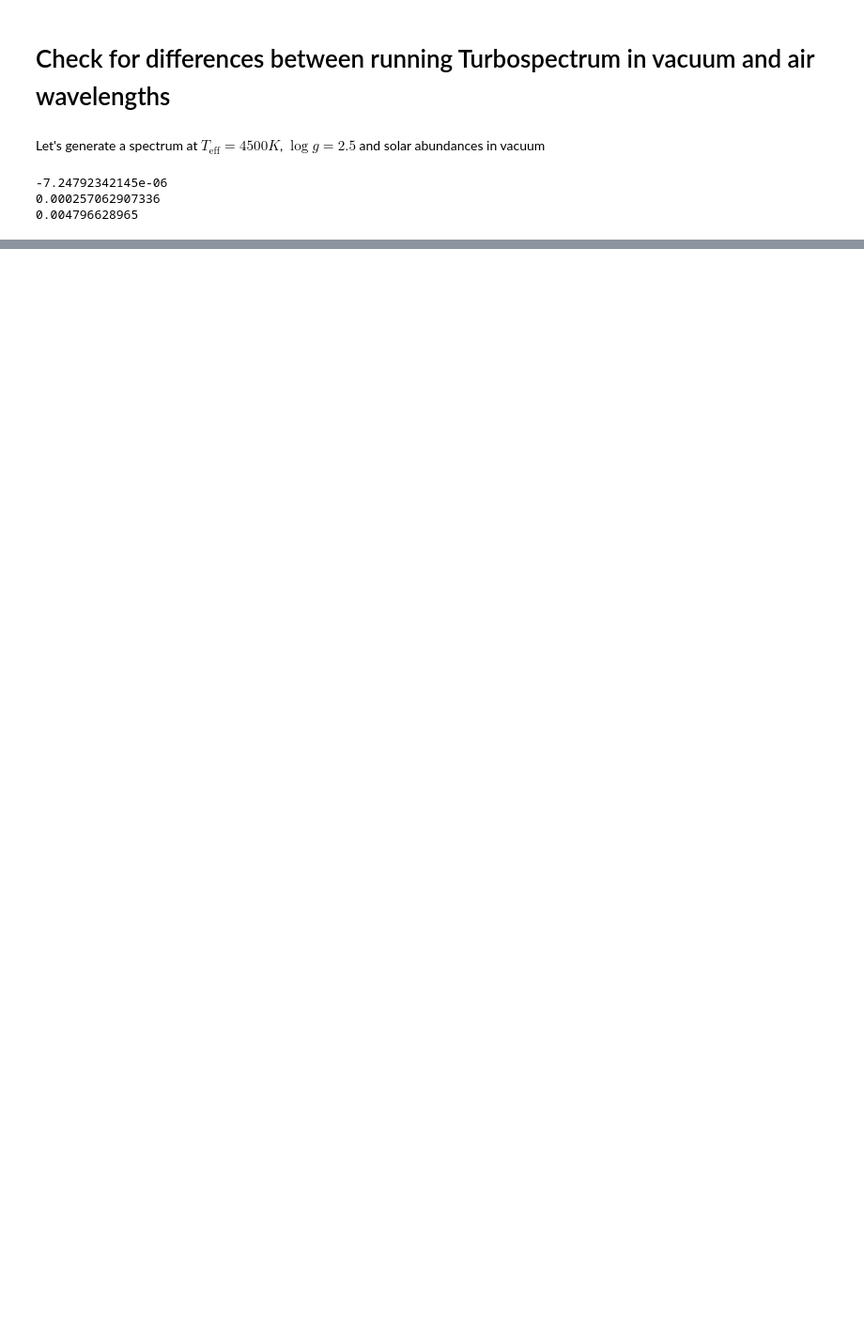
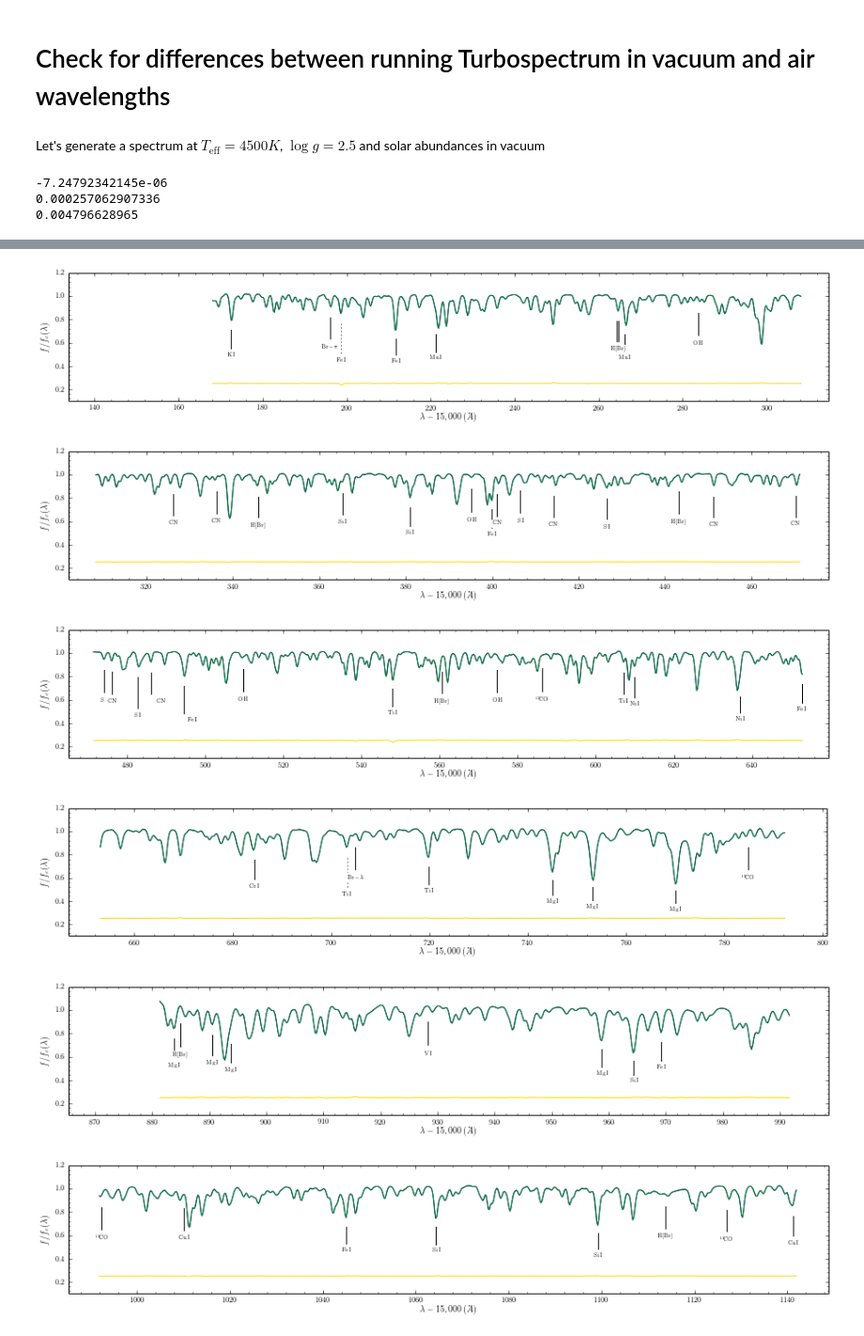
Before and after one commit to jobovy/misc-notebooks, a Jupyter notebook: apogee/apogee-turbo-airvaccheck.ipynb, the cells around one changed output, grey strips where cells are left out. Shown at 94% size. Cells and saved outputs as stored; diff of their text form; code cells hidden in the pictures; blank space fills up the shorter version.

Commit message:
update notebook for proper handling of pixels outside the ASPCAP grid, and use the new highres iterator to plot the spectra

```diff
--- a/apogee/apogee-turbo-airvaccheck.ipynb
+++ b/apogee/apogee-turbo-airvaccheck.ipynb
@@ -53,0 +32,11 @@ for ii in range(len(startindxs)):
+# %%
+for panel in apogee.spec.plot.highres(synspec_vac[0],synspec_air[0],(synspec_air[0]-synspec_vac[0])*10.+0.25,yrange=[0.1,1.2],
+                                      color=['b','g','gold'],labelLines=True,cleanZero=False,fig_width=14.):
+    show()
+# %% [output]
+[figure, added]
+[figure, added]
+[figure, added]
+[figure, added]
+[figure, added]
+[figure, added]
```
Also changed, not shown: parts of 2 cells of this notebook.
